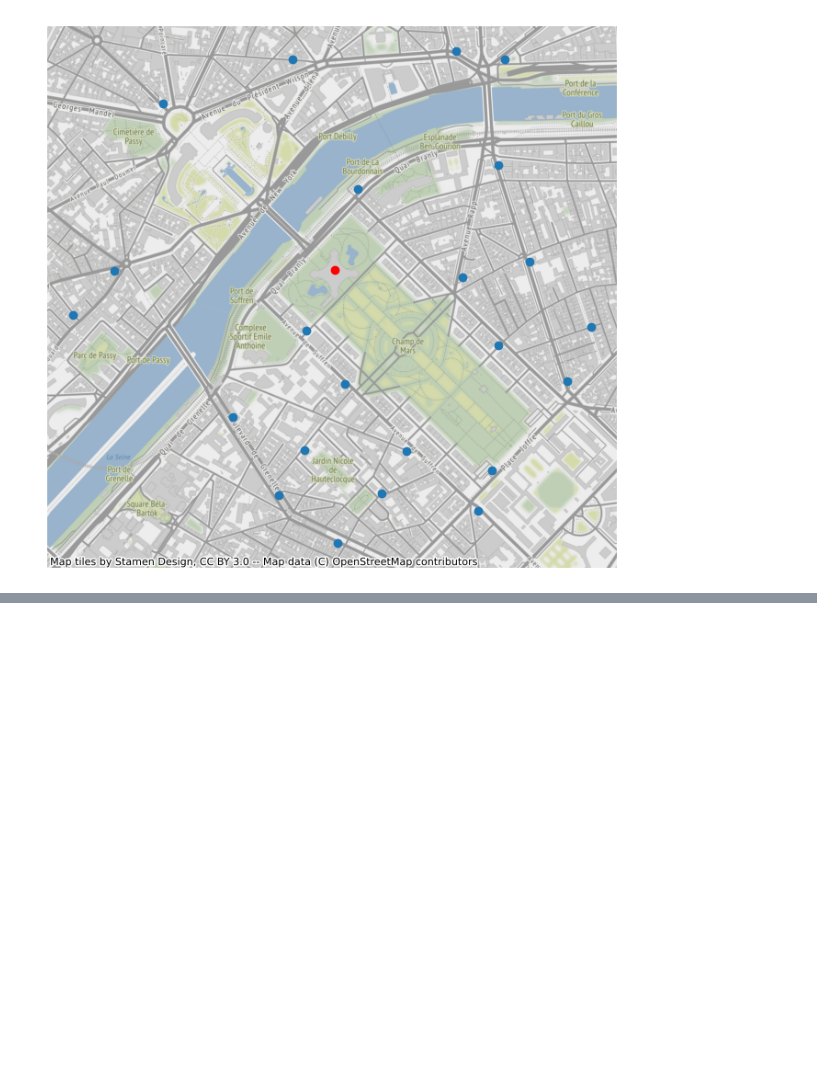
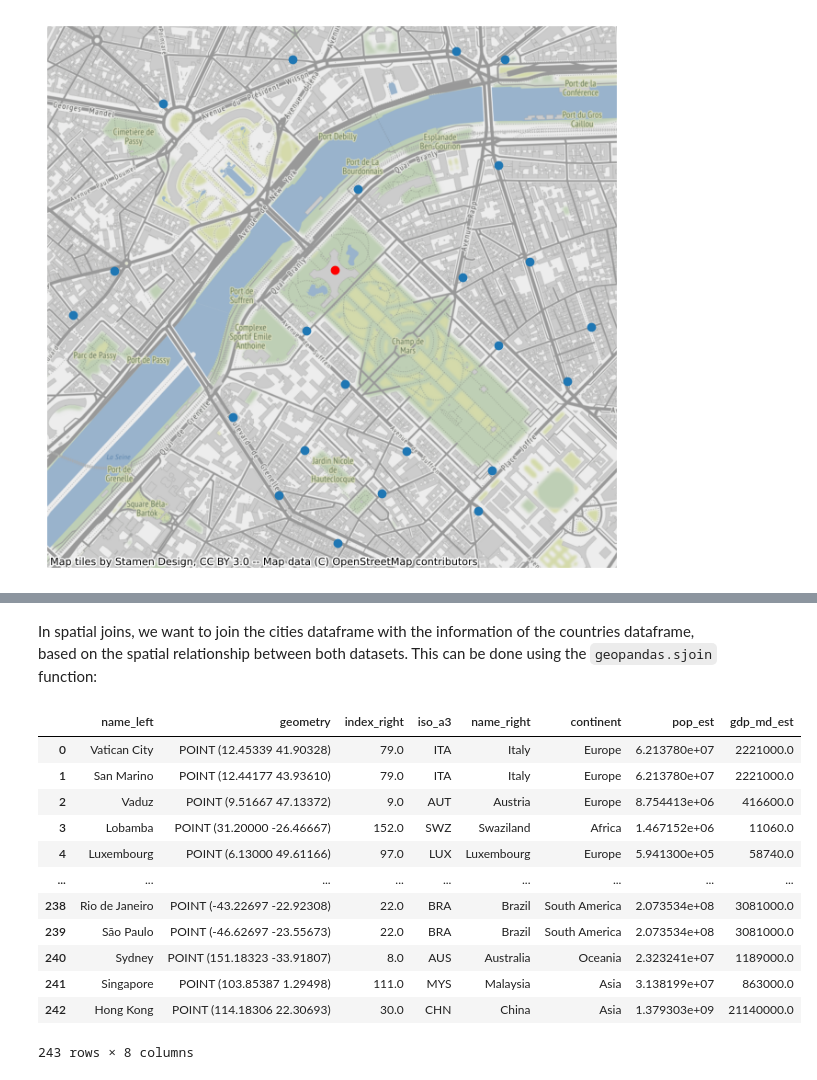
Before and after one commit to liljafreja/geopython, a Jupyter notebook: spatial_relationships_joins.ipynb, the cells around one changed output, grey strips where cells are left out. Saved outputs shown, nothing was run; the diff lists cells and outputs as text; code cells hidden in the pictures; blank space fills up the shorter version.

```diff
--- a/spatial_relationships_joins.ipynb
+++ b/spatial_relationships_joins.ipynb
@@ -138,0 +173,19 @@ ax.set_axis_off()
+# %% [markdown]
+In spatial joins, we want to join the cities dataframe with the information of the countries dataframe, based on the spatial relationship between both datasets. This can be done using the `geopandas.sjoin` function:
+# %%
+joined = geopandas.sjoin(cities, countries, predicate='within', how='left')
+joined
+# %% [output]
+|  | name_left | geometry | index_right | iso_a3 | name_right | continent | pop_est | gdp_md_est |
+| 0 | Vatican City | POINT (12.45339 41.90328) | 79.0 | ITA | Italy | Europe | 6.213780e+07 | 2221000.0 |
+| 1 | San Marino | POINT (12.44177 43.93610) | 79.0 | ITA | Italy | Europe | 6.213780e+07 | 2221000.0 |
+| 2 | Vaduz | POINT (9.51667 47.13372) | 9.0 | AUT | Austria | Europe | 8.754413e+06 | 416600.0 |
+| 3 | Lobamba | POINT (31.20000 -26.46667) | 152.0 | SWZ | Swaziland | Africa | 1.467152e+06 | 11060.0 |
+| 4 | Luxembourg | POINT (6.13000 49.61166) | 97.0 | LUX | Luxembourg | Europe | 5.941300e+05 | 58740.0 |
+| ... | ... | ... | ... | ... | ... | ... | ... | ... |
+| 238 | Rio de Janeiro | POINT (-43.22697 -22.92308) | 22.0 | BRA | Brazil | South America | 2.073534e+08 | 3081000.0 |
+| 239 | São Paulo | POINT (-46.62697 -23.55673) | 22.0 | BRA | Brazil | South America | 2.073534e+08 | 3081000.0 |
+| 240 | Sydney | POINT (151.18323 -33.91807) | 8.0 | AUS | Australia | Oceania | 2.323241e+07 | 1189000.0 |
+| 241 | Singapore | POINT (103.85387 1.29498) | 111.0 | MYS | Malaysia | Asia | 3.138199e+07 | 863000.0 |
+| 242 | Hong Kong | POINT (114.18306 22.30693) | 30.0 | CHN | China | Asia | 1.379303e+09 | 21140000.0 |
+243 rows × 8 columns
```
Also changed, not shown: parts of 15 cells of this notebook.
